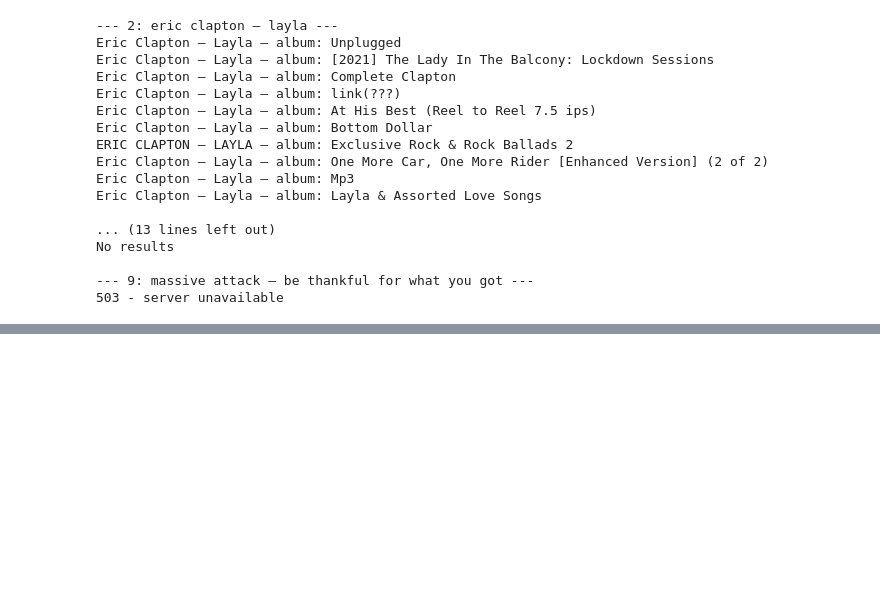
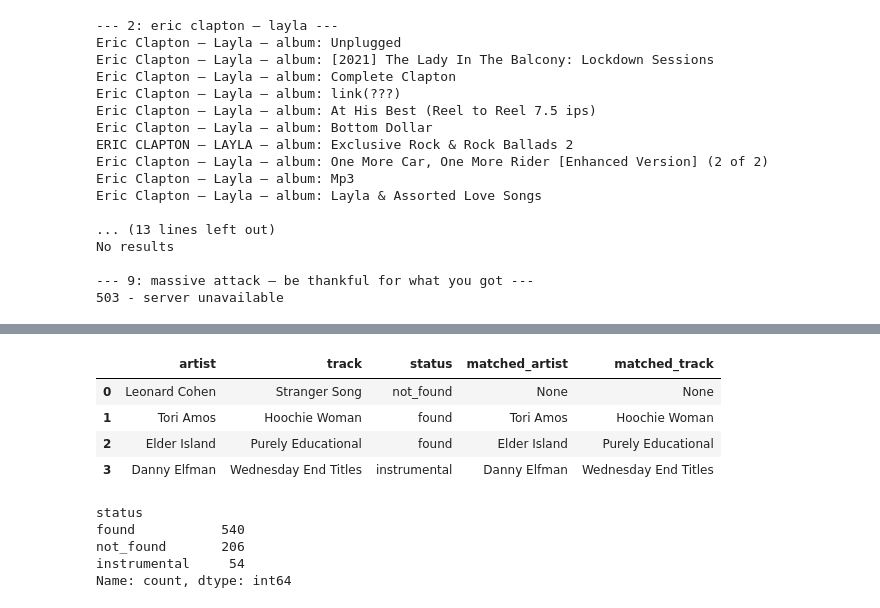
Before and after one commit to fredzell/music-mood-profiler, a Jupyter notebook: notebooks/08_lyrics_collection.ipynb, the cells around one changed output, grey strips where cells are left out. Drawn from its saved outputs; the diff is of its cells as text; code cells hidden in the pictures; blank space fills up the shorter version.

```diff
--- a/notebooks/08_lyrics_collection.ipynb
+++ b/notebooks/08_lyrics_collection.ipynb
@@ -411,7 +424,0 @@ bullet in my back
-# %%
-results = search_lrclib(
-    test_artist,
-    test_track
-)
-
-print(results)
@@ -532,0 +611,10 @@ No results
+# %%
+# Retry temporary LRCLIB errors
+
+temporary_errors = sample_results_df[
+    sample_results_df["status"] == "temporary_error"
+].copy()
+
+temporary_errors[
+    ["artist", "track", "era", "macro_cluster"]
+]
@@ -532,0 +627,33 @@ No results
+# %%
+retry_results = []
+
+for _, row in temporary_errors.iterrows():
+    result = check_lrclib_match(
+        row["artist_clean"],
+        row["track_clean"]
+    )
+
+    retry_results.append({
+        "artist": row["artist"],
+        "track": row["track"],
+        "artist_clean": row["artist_clean"],
+        "track_clean": row["track_clean"],
+        "year_file": row["year_file"],
+        "era": row["era"],
+        "macro_cluster": row["macro_cluster"],
+        **result
+    })
+
+    time.sleep(0.5)
+
+retry_results_df = pd.DataFrame(retry_results)
+
+retry_results_df[
+    ["artist", "track", "status", "matched_artist", "matched_track"]
+]
+# %% [output]
+|  | artist | track | status | matched_artist | matched_track |
+| 0 | Leonard Cohen | Stranger Song | not_found | None | None |
+| 1 | Tori Amos | Hoochie Woman | found | Tori Amos | Hoochie Woman |
+| 2 | Elder Island | Purely Educational | found | Elder Island | Purely Educational |
+| 3 | Danny Elfman | Wednesday End Titles | instrumental | Danny Elfman | Wednesday End Titles |
@@ -532,0 +692,8 @@ No results
+# %%
+sample_results_df["status"].value_counts()
+# %% [output]
+status
+found           540
+not_found       206
+instrumental     54
+Name: count, dtype: int64
```
Also changed, not shown: parts of 20 cells of this notebook.
